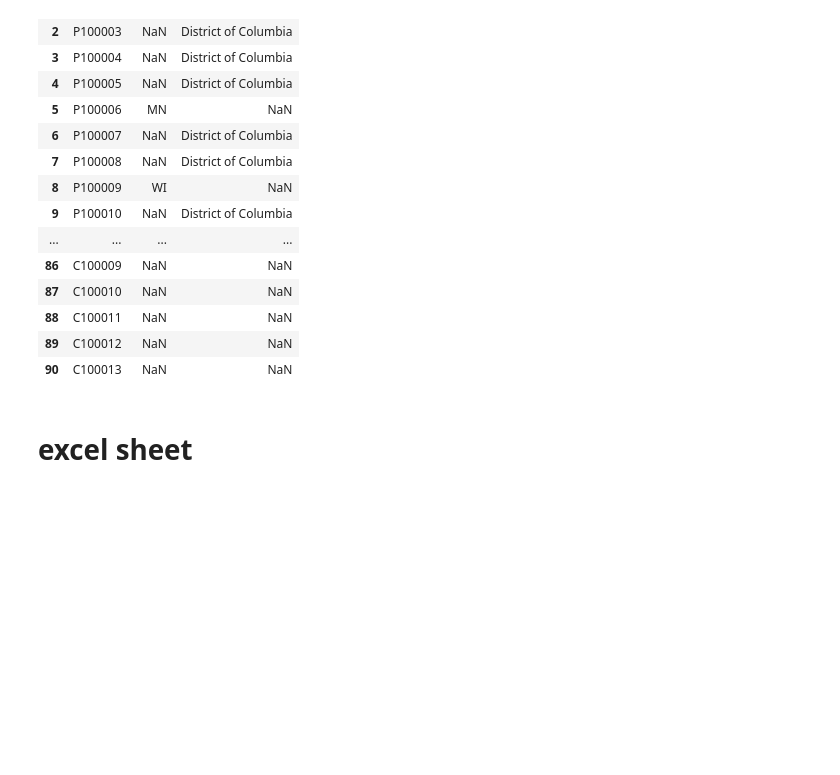
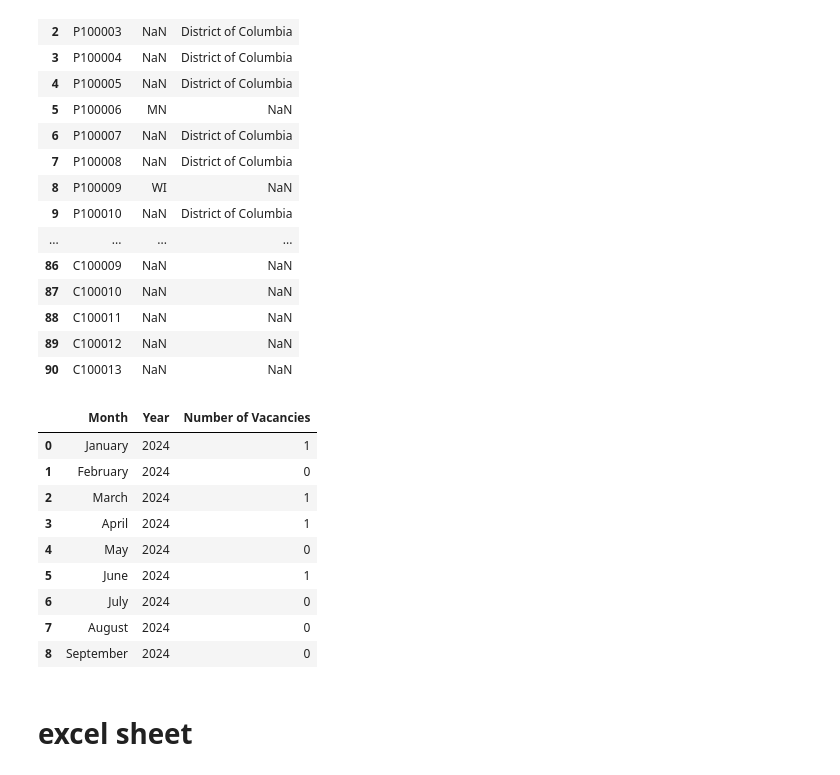
Before and after one commit to robertnesterodhiambo/robertnesterodhiambo-Data-analysis, a Jupyter notebook: ohsc/ohsc.ipynb, the cells around one changed output. Saved outputs shown, nothing was run; the diff lists cells and outputs as text; code cells hidden in the pictures; blank space fills up the shorter version.

```diff
--- a/ohsc/ohsc.ipynb
+++ b/ohsc/ohsc.ipynb
@@ -508,6 +504,55 @@ employee_location
 | 88 | C100011 | NaN | NaN |
 | 89 | C100012 | NaN | NaN |
 | 90 | C100013 | NaN | NaN |
+# %%
+import pandas as pd
+
+# List of months and years
+months = ["January", "February", "March", "April", "May", "June", "July", "August", "September"]
+years = [2024] * len(months)  # All entries are for the year 2024
+
+# Create a DataFrame for vacancies over time
+vacancies_over_time = pd.DataFrame({
+    "Month": months,
+    "Year": years
+})
+
+# Assuming positions DataFrame is already loaded and contains 'Position Status' and 'Date' columns
+# Example data for positions DataFrame
+positions = pd.DataFrame({
+    'Position Status': ['Vacant', 'Filled', 'Vacant', 'Vacant', 'Filled', 'Vacant'],
+    'Date': pd.to_datetime(['2024-01-15', '2024-02-20', '2024-03-10', '2024-04-25', '2024-05-30', '2024-06-05'])
+})
+
+# Extract month and year from the Date column
+positions['Month'] = positions['Date'].dt.strftime('%B')
+positions['Year'] = positions['Date'].dt.year
+
+# Filter for the year 2024
+positions_2024 = positions[positions['Year'] == 2024]
+
+# Group by Month and count vacant positions
+vacancy_counts = positions_2024[positions_2024['Position Status'] == 'Vacant'].groupby('Month').size().reset_index(name='Number of Vacancies')
+
+# Merge with vacancies_over_time DataFrame
+vacancies_over_time = pd.merge(vacancies_over_time, vacancy_counts, on='Month', how='left')
+
+# Fill NaN values with 0 (if there are months with no vacancies)
+vacancies_over_time['Number of Vacancies'] = vacancies_over_time['Number of Vacancies'].fillna(0).astype(int)
+
+# Display the updated DataFrame
+vacancies_over_time
+# %% [output]
+|  | Month | Year | Number of Vacancies |
+| 0 | January | 2024 | 1 |
+| 1 | February | 2024 | 0 |
+| 2 | March | 2024 | 1 |
+| 3 | April | 2024 | 1 |
+| 4 | May | 2024 | 0 |
+| 5 | June | 2024 | 1 |
+| 6 | July | 2024 | 0 |
+| 7 | August | 2024 | 0 |
+| 8 | September | 2024 | 0 |
 # %% [markdown]
 # excel sheet
 # %%
```
Also changed, not shown: parts of 5 cells of this notebook.
